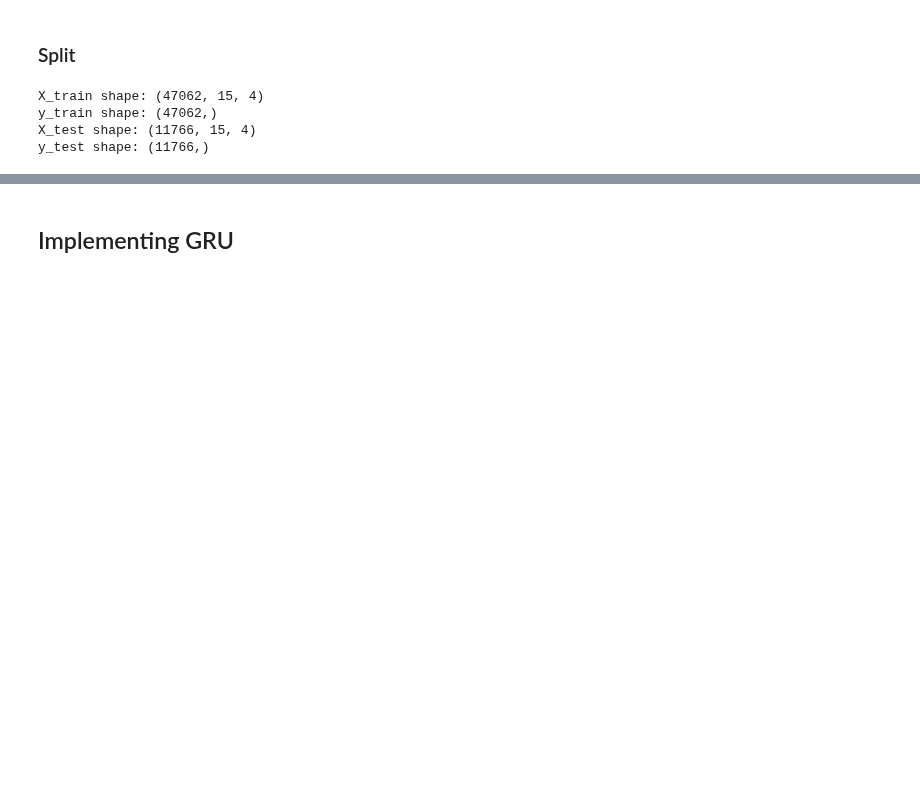
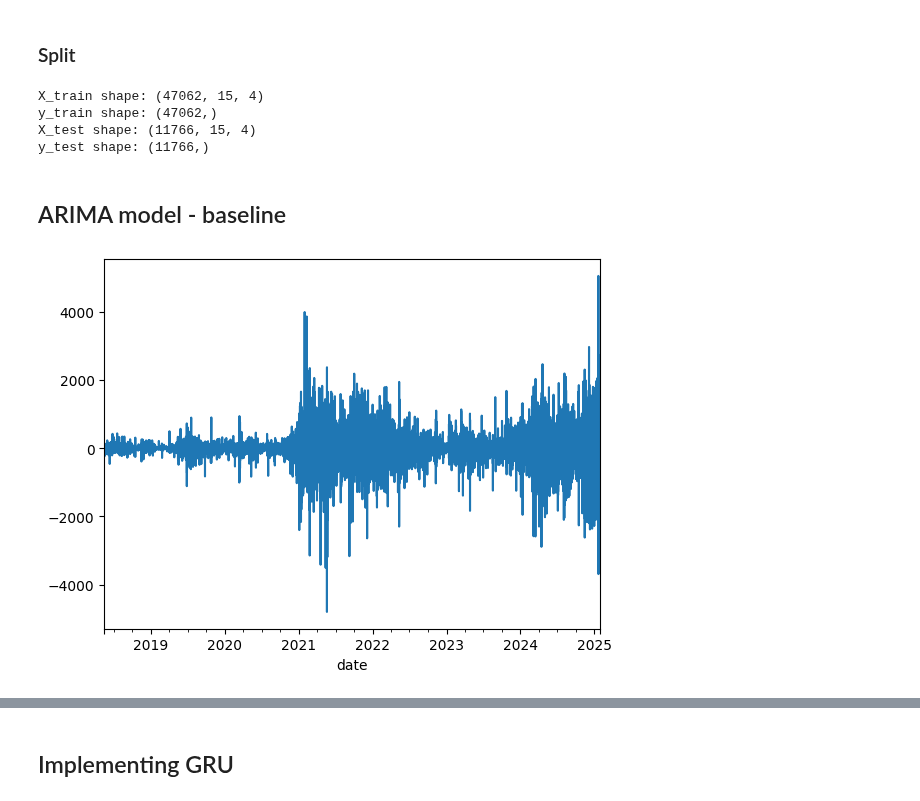
Before and after one commit to alexzheng123/EC331-project, a Jupyter notebook: code/bitcoin_forecasting.ipynb, the cells around one changed output, grey strips where cells are left out. Saved outputs shown, nothing was run; the diff lists cells and outputs as text; code cells hidden in the pictures; blank space fills up the shorter version.

```diff
--- a/code/bitcoin_forecasting.ipynb
+++ b/code/bitcoin_forecasting.ipynb
@@ -23,9 +23,6 @@ tf.random.set_seed(42)
 # %% [markdown]
 ## Prepare Data
 # %%
-data = pd.read_csv("/Users/alexzheng/Developer/GitHub/EC331-project/data/Bitcoin_data.csv", index_col=0)
+data = pd.read_csv("/Users/alexzheng/Developer/GitHub/EC331-project/data/Bitcoin_data.csv",
+                   index_col=0,
+                   parse_dates=True) # set index to datetime
-# %%
-# Set index to datetime
-data.index = pd.to_datetime(data.index)
-
-isinstance(data.index, pd.DatetimeIndex)
@@ -69,3 +64,5 @@ X_train shape: (47062, 15, 4)
 y_train shape: (47062,)
 X_test shape: (11766, 15, 4)
 y_test shape: (11766,)
+# %% [markdown]
+## ARIMA model - baseline
@@ -71,0 +73,7 @@ y_test shape: (11766,)
+# %%
+# Apply First Differencing to remove the trend
+data['close_diff'] = data['close'].diff().dropna()
+# %%
+data['close_diff'].plot();
+# %% [output]
+[figure, added]
```
Also changed, not shown: parts of 17 cells of this notebook.
